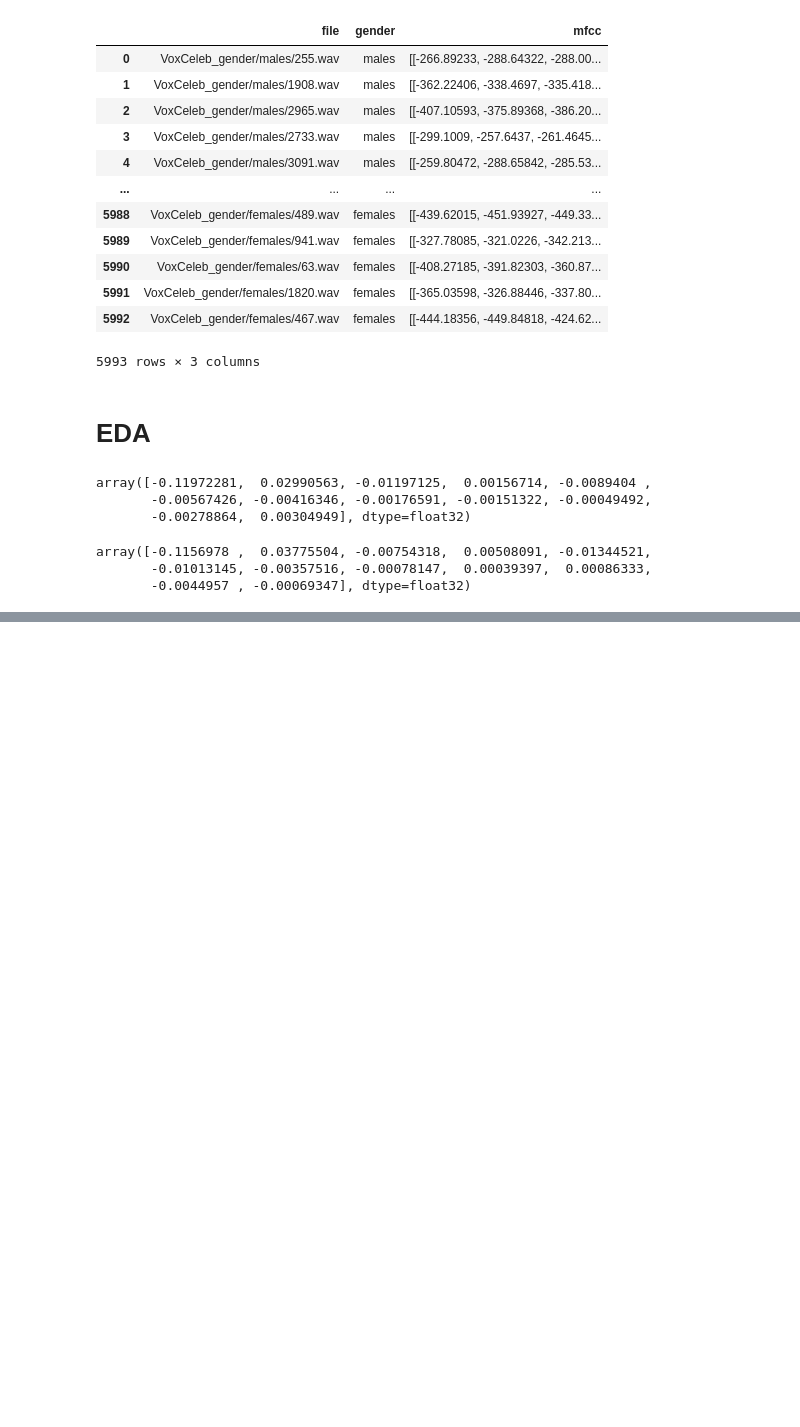
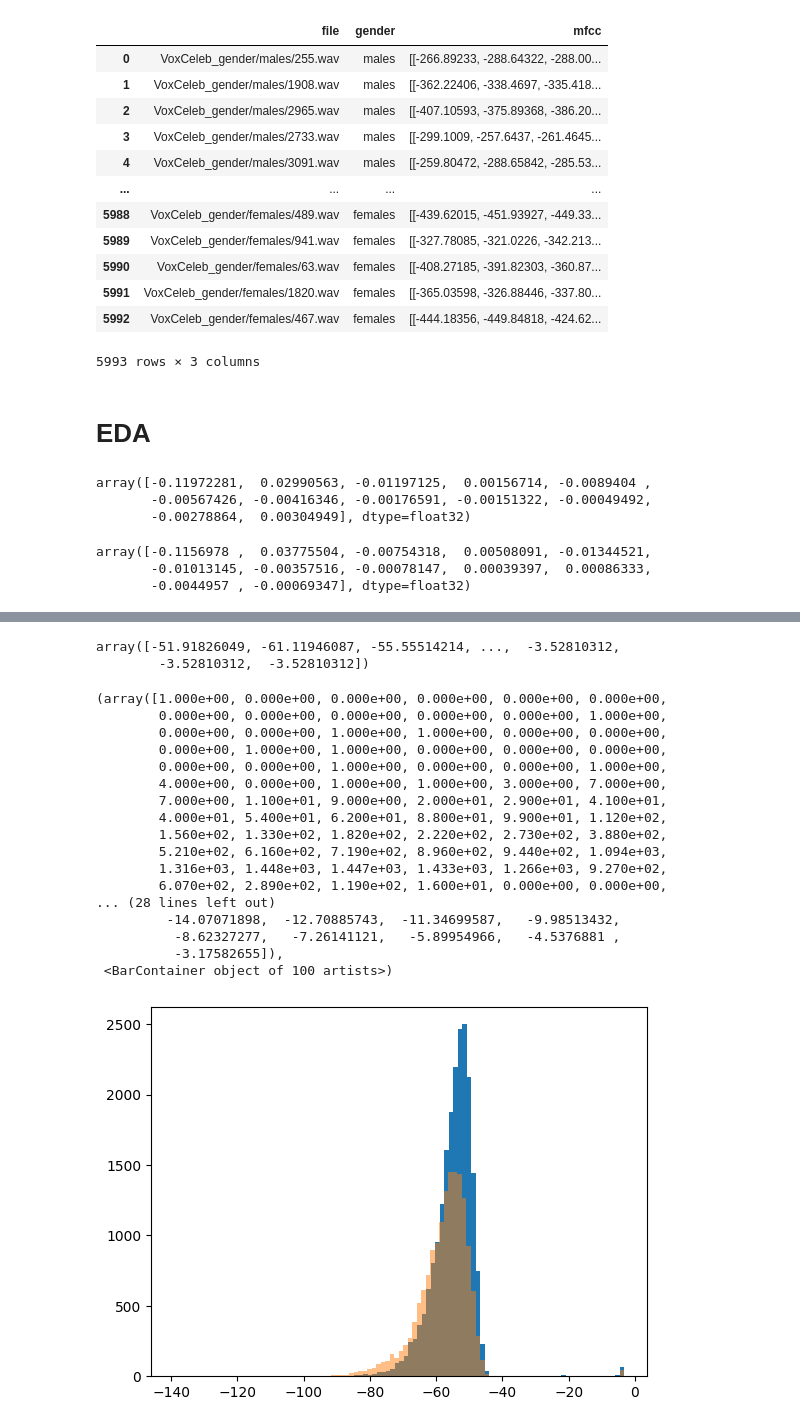
Before and after one commit to GonzaLinares/ProcVoz_Proyecto1, a Jupyter notebook: gender_classifier.ipynb, the cells around one changed output, grey strips where cells are left out. Drawn from its saved outputs; the diff is of its cells as text; code cells hidden in the pictures; blank space fills up the shorter version.

```diff
--- a/gender_classifier.ipynb
+++ b/gender_classifier.ipynb
@@ -112,0 +139,9 @@ for i in range(100):
+# %%
+from sklearn.mixture import GaussianMixture
+from sklearn.model_selection import GridSearchCV
+
+gmm_male = GaussianMixture(n_components=mfcc_coeff_amount, covariance_type='full', max_iter=1000)
+gmm_female = GaussianMixture(n_components=mfcc_coeff_amount, covariance_type='full', max_iter=1000)
+
+gmm_male.fit(np.concatenate(df.mfcc[df.gender=="males"].to_numpy(), axis=1).T)
+gmm_female.fit(np.concatenate(df.mfcc[df.gender=="females"].to_numpy(), axis=1).T)
@@ -112,0 +156,30 @@ for i in range(100):
+# %%
+scores_fvsm = gmm_male.score_samples(np.concatenate(df.mfcc[df.gender=="males"].to_numpy()[::100], axis=1).T)
+scores_mvsm = gmm_male.score_samples(np.concatenate(df.mfcc[df.gender=="females"].to_numpy()[::100], axis=1).T)
+# %%
+scores_mvsm
+# %% [output]
+array([-51.91826049, -61.11946087, -55.55514214, ...,  -3.52810312,
+        -3.52810312,  -3.52810312])
+# %%
+plt.hist(scores_fvsm, bins=100)
+plt.hist(scores_mvsm, bins=100,alpha=0.5)
+# %% [output]
+(array([1.000e+00, 0.000e+00, 0.000e+00, 0.000e+00, 0.000e+00, 0.000e+00,
+        0.000e+00, 0.000e+00, 0.000e+00, 0.000e+00, 0.000e+00, 1.000e+00,
+        0.000e+00, 0.000e+00, 1.000e+00, 1.000e+00, 0.000e+00, 0.000e+00,
+        0.000e+00, 1.000e+00, 1.000e+00, 0.000e+00, 0.000e+00, 0.000e+00,
+        0.000e+00, 0.000e+00, 1.000e+00, 0.000e+00, 0.000e+00, 1.000e+00,
+        4.000e+00, 0.000e+00, 1.000e+00, 1.000e+00, 3.000e+00, 7.000e+00,
+        7.000e+00, 1.100e+01, 9.000e+00, 2.000e+01, 2.900e+01, 4.100e+01,
+        4.000e+01, 5.400e+01, 6.200e+01, 8.800e+01, 9.900e+01, 1.120e+02,
+        1.560e+02, 1.330e+02, 1.820e+02, 2.220e+02, 2.730e+02, 3.880e+02,
+        5.210e+02, 6.160e+02, 7.190e+02, 8.960e+02, 9.440e+02, 1.094e+03,
+        1.316e+03, 1.448e+03, 1.447e+03, 1.433e+03, 1.266e+03, 9.270e+02,
+        6.070e+02, 2.890e+02, 1.190e+02, 1.600e+01, 0.000e+00, 0.000e+00,
+... (28 lines left out)
+         -14.07071898,  -12.70885743,  -11.34699587,   -9.98513432,
+          -8.62327277,   -7.26141121,   -5.89954966,   -4.5376881 ,
+          -3.17582655]),
+ <BarContainer object of 100 artists>)
+[figure, added]
```
Also changed, not shown: parts of 8 cells of this notebook.
